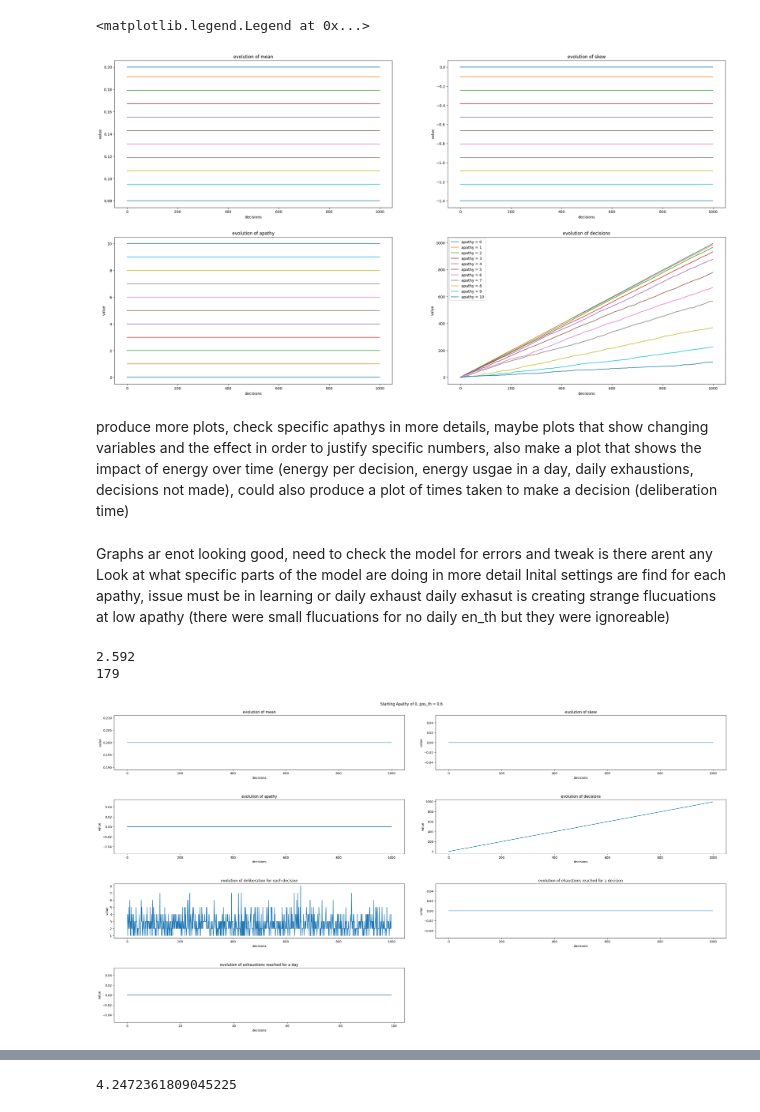
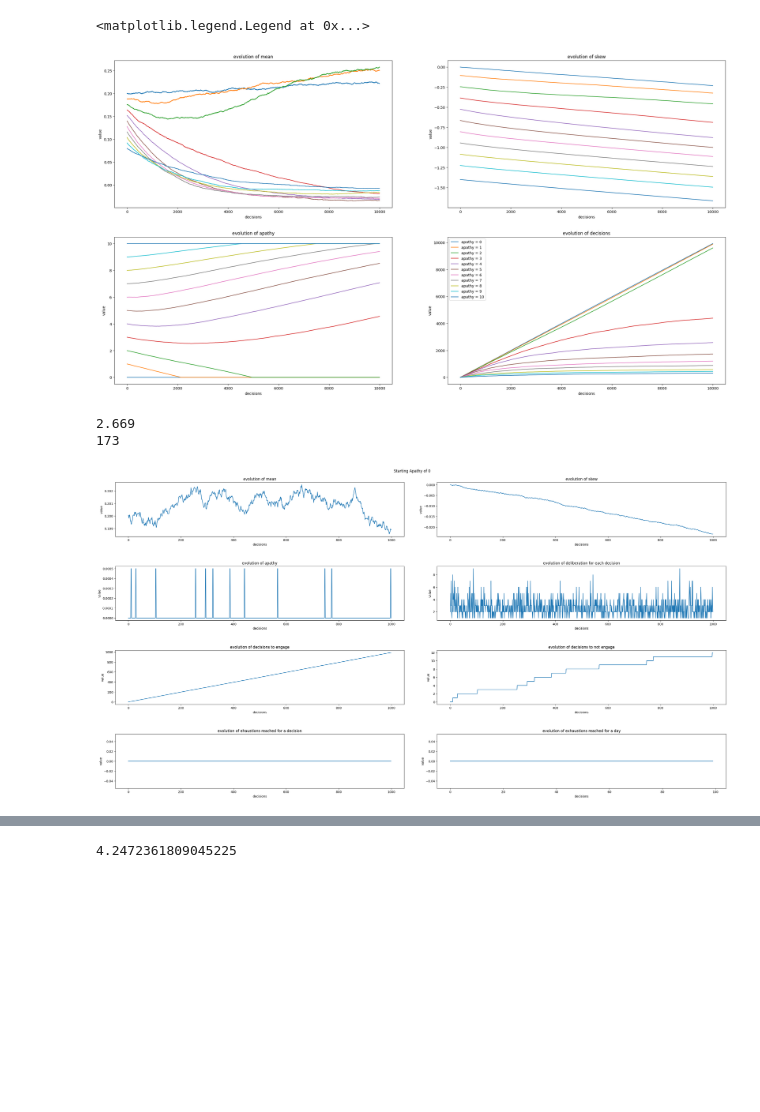
Before and after one commit to JakeLynas/Level_4_Proj, a Jupyter notebook: Main_Code/learning.ipynb, the cells around one changed output, grey strips where cells are left out. Cells and saved outputs as stored; diff of their text form; code cells hidden in the pictures; blank space fills up the shorter version.

Commit message:
Completed Learning Process for the model There are still parameters that can be tweaked This could create different behaviours in the model

```diff
--- a/Main_Code/learning.ipynb
+++ b/Main_Code/learning.ipynb
@@ -7,16 +11,11 @@ import pandas as pd
 # %%
 
-
+#Defines the intervals the mean and skew are bound by when a decision is being made
 def interval(mean_interval,skew_interval,mean_overlap,skew_overlap,mn,sk,ap):
     mean_min = mn-mean_interval-mean_overlap
     mean_max = mn+mean_interval+mean_overlap
     skew_min = sk-skew_interval-skew_overlap
     skew_max = sk+skew_interval+skew_overlap
-    '''if ap!=0:
-        mean_max+=mean_overlap
-        skew_max+=skew_overlap
-    if ap!=10:
-        mean_min-=mean_overlap
-        skew_min-=skew_overlap'''
+
     return[mean_min,mean_max,skew_min,skew_max]
 # %%
@@ -247,8 +304,10 @@ pos_th, neg_th, en_th = 0.4, 0.6, 10
 # %%
+days = 1000
+
 
 plt.rcParams["figure.figsize"] = (30, 16)
 fig, axs = plt.subplots(2, 2)
-x = np.arange(0,100*10)
+x = np.arange(0,days*10)
 for ax in axs.flat:
     ax.set(xlabel='decisions', ylabel='value')
 
@@ -256,12 +315,12 @@ for ax in axs.flat:
 for i in range(0,11):
 
     ap = i
+    out = day_decisions(ap , days, var, var_no,0.0005)
 
-    out = learn_sim_ap(ap , 100, pos_th, neg_th, en_th, var, var_no )
     y1 = out[0]
     y2 = out[1]
     y3 = out[2]
-    y4 = out[3]
+    y4 = out[4]
     axs[0, 0].plot(x, y1,label = 'apathy = %d' %(ap))
     axs[0, 0].set_title('evolution of mean')
     axs[0, 1].plot(x, y2,label = 'apathy = %d' %(ap))
@@ -271,16 +330,10 @@ for i in range(0,11):
     axs[1, 1].plot(x, y4,label = 'apathy = %d' %(ap))
     axs[1, 1].set_title('evolution of decisions')
 plt.legend()
+#need a balance in the apathy
 # %% [output]
 <matplotlib.legend.Legend at 0x...>
-[figure, old version]
+[figure, new version]
-# %% [markdown]
-produce more plots, check specific apathys in more details, maybe plots that show changing variables and the effect in order to justify specific numbers, also make a plot that shows the impact of energy over time (energy per decision, energy usgae in a day, daily exhaustions, decisions not made), could also produce a plot of times taken to make a decision (deliberation time)
-# %% [markdown]
-Graphs ar enot looking good, need to check the model for errors and tweak is there arent any
-Look at what specific parts of the model are doing in more detail
-Inital settings are find for each apathy, issue must be in learning or daily exhaust
-daily exhasut is creating strange flucuations at low apathy (there were small flucuations for no daily en_th but they were ignoreable)
 # %%
 days = 100
 
@@ -291,47 +344,50 @@ fig, axs = plt.subplots(4, 2)
 x = np.arange(0,days*10)
 x2 = np.arange(0,days)
 for ax in axs.flat:
     ax.set(xlabel='decisions', ylabel='value')
 
 
 ap = 0
+out =  day_decisions(0 , days, var, var_no, 0.0005)
 
-out = learn_sim_ap(ap , days, pos_th, neg_th, en_th, var, var_no )
 y1 = out[0]
 y2 = out[1]
 y3 = out[2]
 y4 = out[3]
 y5 = out[4]
 x5 = np.arange(0,len(y5))
 y6 = out[5]
 y7 = out[6]
+y8 = out[7]
 axs[0, 0].plot(x, y1)
 axs[0, 0].set_title('evolution of mean')
 axs[0, 1].plot(x, y2)
 axs[0, 1].set_title('evolution of skew')
 axs[1, 0].plot(x, y3)
 axs[1, 0].set_title('evolution of apathy')
 axs[1, 1].plot(x, y4)
-axs[1, 1].set_title('evolution of decisions')
-axs[2, 0].plot(x5, y5)
-axs[2, 0].set_title('evolution of deliberation for each decision')
+axs[1, 1].set_title('evolution of deliberation for each decision')
+axs[2, 0].plot(x, y5)
+axs[2, 0].set_title('evolution of decisions to engage')
 axs[2, 1].plot(x, y6)
-axs[2, 1].set_title('evolution of ehaustions reached for a decision')
-axs[3, 0].plot(x2, y7)
-axs[3, 0].set_title('evolution of exhaustions reached for a day')
-fig.delaxes(axs[3,1])
+axs[2, 1].set_title('evolution of decisions to not engage')
+axs[3, 0].plot(x, y7)
+axs[3, 0].set_title('evolution of ehaustions reached for a decision')
+axs[3, 1].plot(x2, y8)
+axs[3, 1].set_title('evolution of exhaustions reached for a day')
+
 fig.tight_layout(pad=5.0)
-fig.suptitle('Starting Apathy of 0, pos_th = 0.6')
-print(np.average(y5))
+fig.suptitle('Starting Apathy of 0')
+print(np.average(y4))
 count=0
-for i in y5:
+for i in y4:
     if i ==1:
         count+=1
 print(count)
 # %% [output]
-2.592
-179
+2.669
+173
-[figure, old version]
+[figure, new version]
 # %%
 
 var,var_no  =0.2,0.1
```
Also changed, not shown: parts of 15 cells of this notebook.
